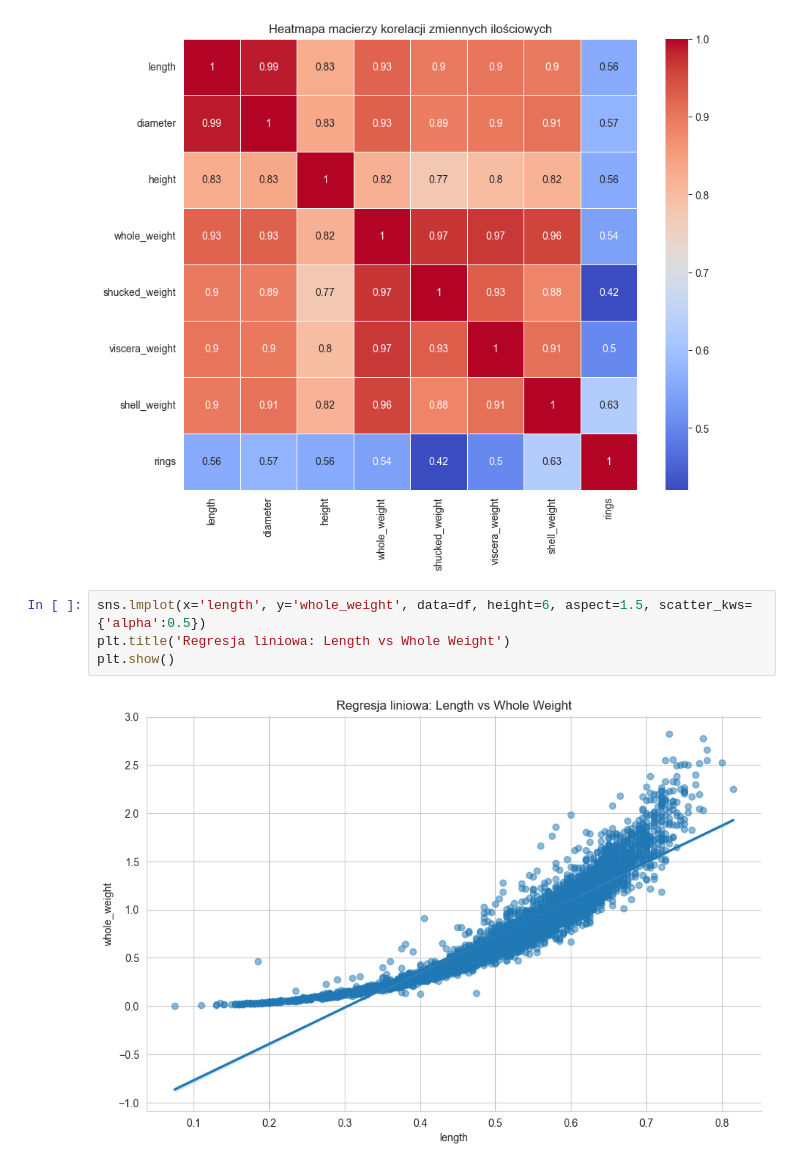
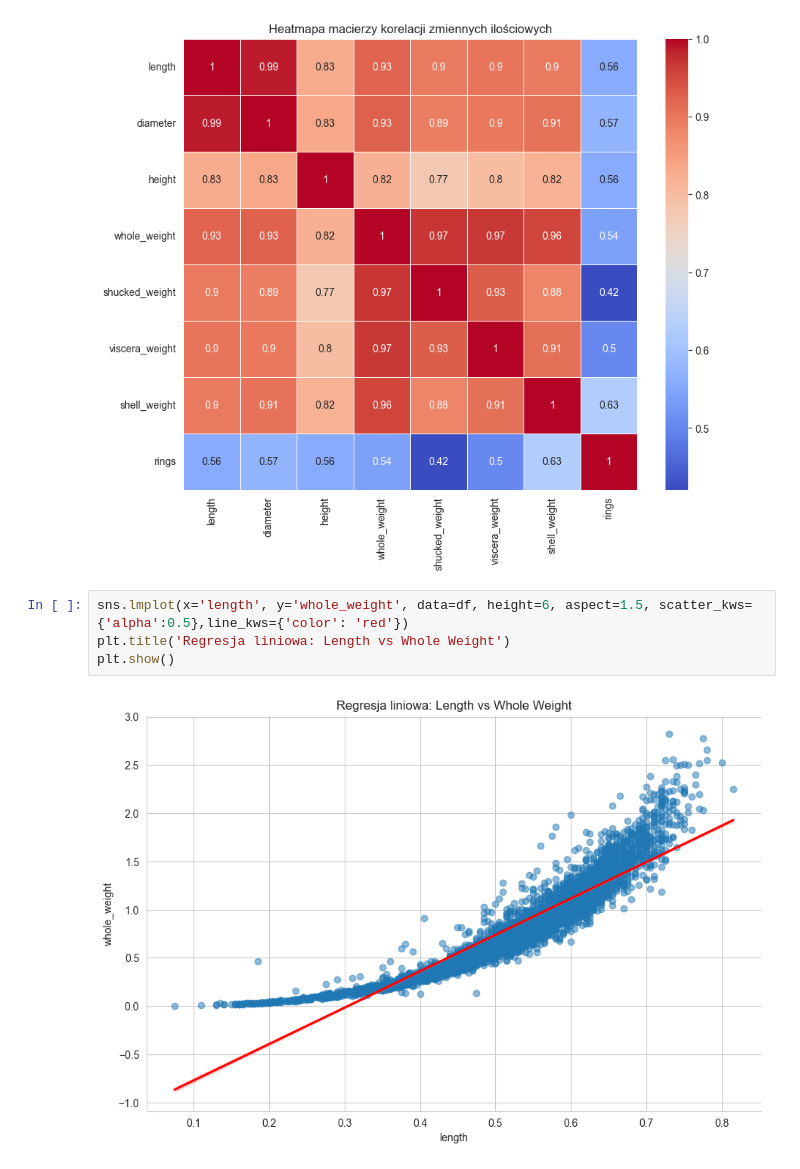
Before and after one commit to MatiLUzak/Seaborn-Data-Visualization, a Jupyter notebook: Untitled.ipynb, the cells around one changed output. Saved outputs shown, nothing was run; the diff lists cells and outputs as text.

```diff
--- a/Untitled.ipynb
+++ b/Untitled.ipynb
@@ -108,8 +105,8 @@ plt.show()
 # %% [output]
 [figure]
 # %%
-sns.lmplot(x='length', y='whole_weight', data=df, height=6, aspect=1.5, scatter_kws={'alpha':0.5})
+sns.lmplot(x='length', y='whole_weight', data=df, height=6, aspect=1.5, scatter_kws={'alpha':0.5},line_kws={'color': 'red'})
 plt.title('Regresja liniowa: Length vs Whole Weight')
 plt.show()
 # %% [output]
-[figure, old version]
+[figure, new version]
```
Also changed, not shown: parts of 3 cells of this notebook.
